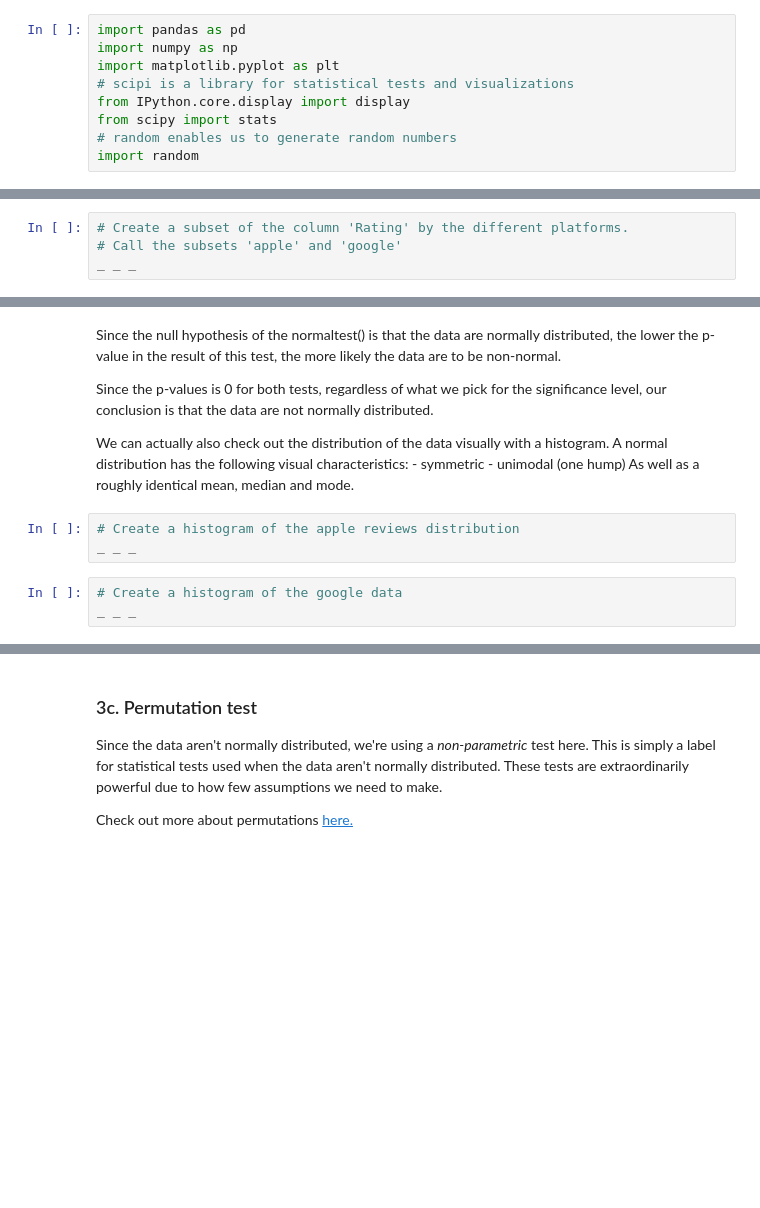
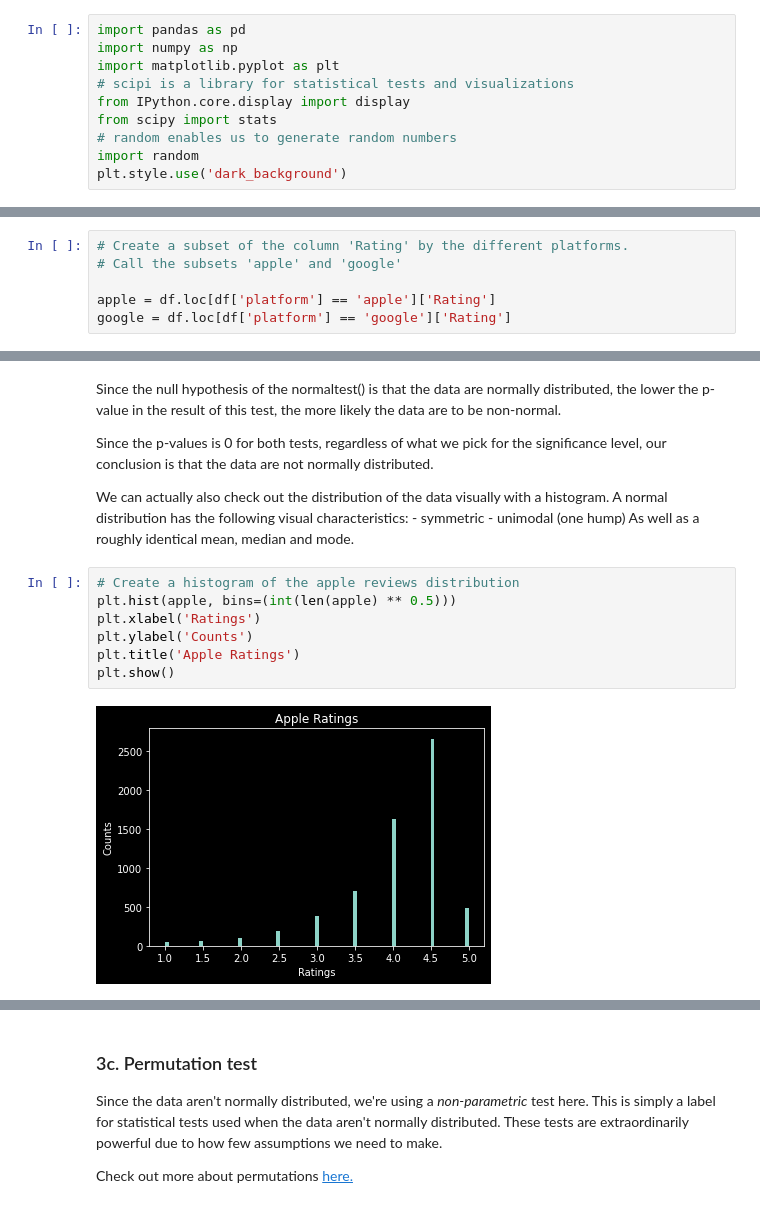
Before and after one commit to willkchan/Apps-Case-Study, a Jupyter notebook: Project Files/Springboard Apps project - Tier 3 - Complete.ipynb, the cells around one changed output, grey strips where cells are left out. Saved outputs shown, nothing was run; the diff lists cells and outputs as text; blank space fills up the shorter version.

```diff
--- a/Project Files/Springboard Apps project - Tier 3 - Complete.ipynb
+++ b/Project Files/Springboard Apps project - Tier 3 - Complete.ipynb
@@ -50,6 +50,7 @@ from IPython.core.display import display
 from scipy import stats
 # random enables us to generate random numbers
 import random
+plt.style.use('dark_background')
 # %% [markdown]
 ## Stage 1 -  Sourcing and loading data
 # %% [markdown]
@@ -475,7 +476,9 @@ There are many different statistical tests, all with different assumptions. You'
 # %%
 # Create a subset of the column 'Rating' by the different platforms.
 # Call the subsets 'apple' and 'google'
-_ _ _
+
+apple = df.loc[df['platform'] == 'apple']['Rating']
+google = df.loc[df['platform'] == 'google']['Rating']
 # %%
 # Using the stats.normaltest() method, get an indication of whether the apple data are normally distributed
 # Save the result in a variable called apple_normal, and print it out
@@ -492,9 +501,12 @@ We can actually also check out the distribution of the data visually with a hist
     - symmetric
     - unimodal (one hump)
 As well as a roughly identical mean, median and mode.
-# %%
-# Create a histogram of the apple reviews distribution
-_ _ _
-# %%
-# Create a histogram of the google data
-_ _ _
+# %%
+# Create a histogram of the apple reviews distribution
+plt.hist(apple, bins=(int(len(apple) ** 0.5)))
+plt.xlabel('Ratings')
+plt.ylabel('Counts')
+plt.title('Apple Ratings')
+plt.show()
+# %% [output]
+[figure, added]
```
Also changed, not shown: parts of 8 cells of this notebook.
